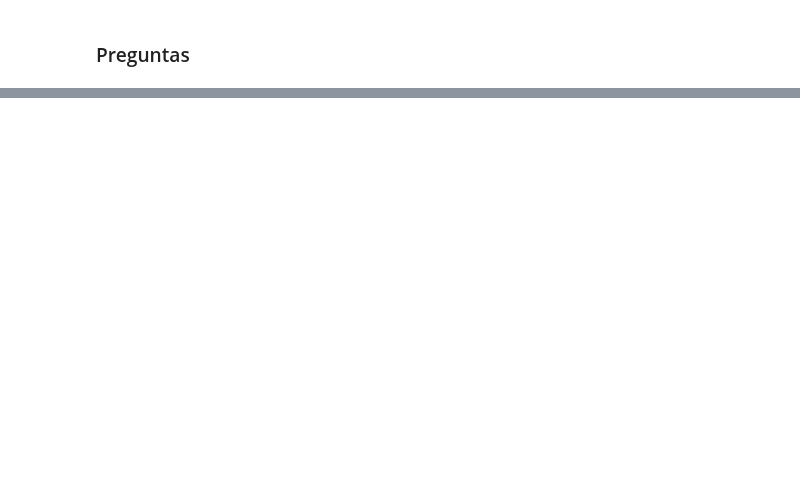
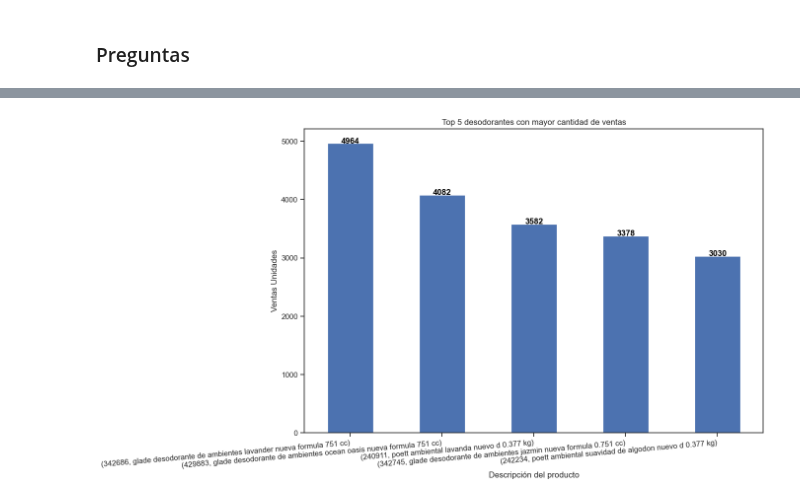
Before and after one commit to ErikaMelt/deodorants-project, a Jupyter notebook: eda/eda_erika_ventas_con_promo.ipynb, the cells around one changed output, grey strips where cells are left out. Cells and saved outputs as stored; diff of their text form; code cells hidden in the pictures; blank space fills up the shorter version.

```diff
--- a/eda/eda_erika_ventas_con_promo.ipynb
+++ b/eda/eda_erika_ventas_con_promo.ipynb
@@ -48,0 +53,3 @@ memory usage: 27.0+ MB
+# %%
+product_grouped = deodorants_df_with_promo_df.groupby(['id_producto', 'desc_producto'])['venta_unidades'].sum().sort_values(ascending=False).nlargest(5)
+product_grouped
@@ -48,0 +64,34 @@ memory usage: 27.0+ MB
+# %%
+# set the seaborn theme
+color = "blend:#7AB,#EDA"
+sns.set_theme(style="whitegrid",
+              font="Verdana",
+              palette=color,
+              font_scale=1)
+
+sns.set_theme(style="ticks")
+
+plt.figure(figsize=(12, 8))
+
+# create a bar chart of the grouped data
+ax = product_grouped.plot(kind='bar')
+
+# set chart labels and title
+ax.set_xlabel('Descripción del producto')
+ax.set_ylabel('Ventas Unidades')
+ax.set_title('Top 5 desodorantes con mayor cantidad de ventas')
+
+# add labels to the bars
+for i, v in enumerate(product_grouped):
+    ax.text(i, v + 1, str(v), color='black', fontweight='bold', ha='center')
+
+# rotate the x-axis labels by 5 degrees
+ax.set_xticklabels(ax.get_xticklabels(), rotation=5, ha='right')
+
+# save the chart as a PNG image
+plt.savefig('images/ventas_productos.png')
+
+# display the chart
+plt.show()
+# %% [output]
+[figure, added]
```
Also changed, not shown: parts of 6 cells of this notebook, 1 other file.
